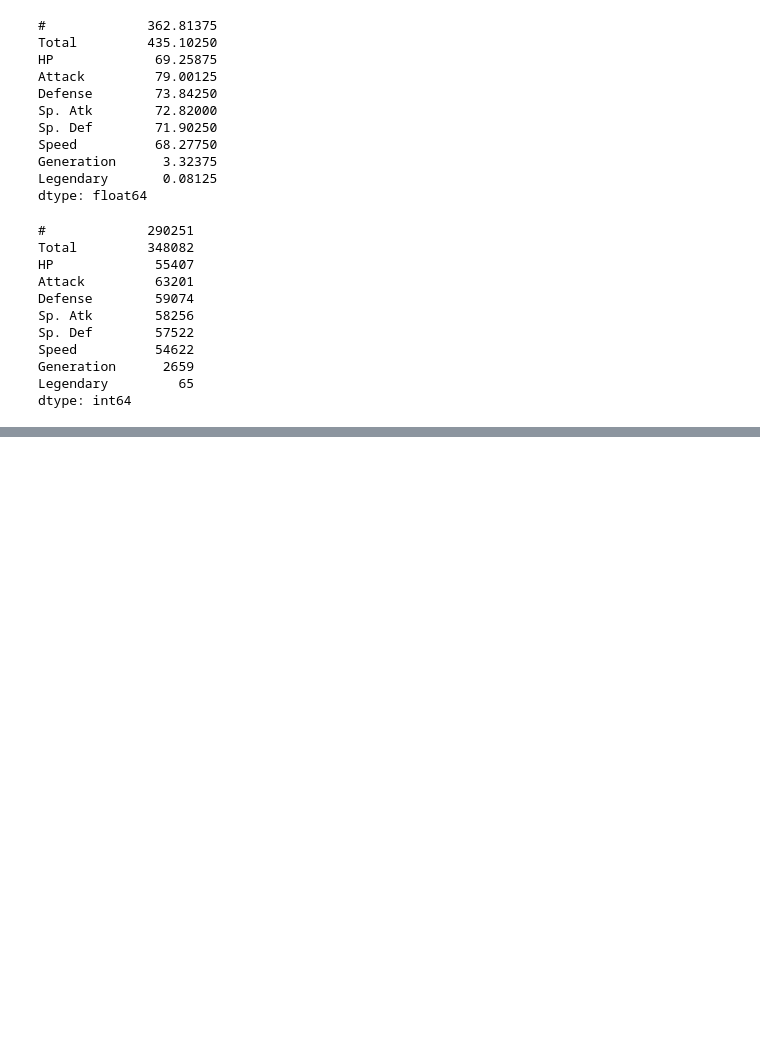
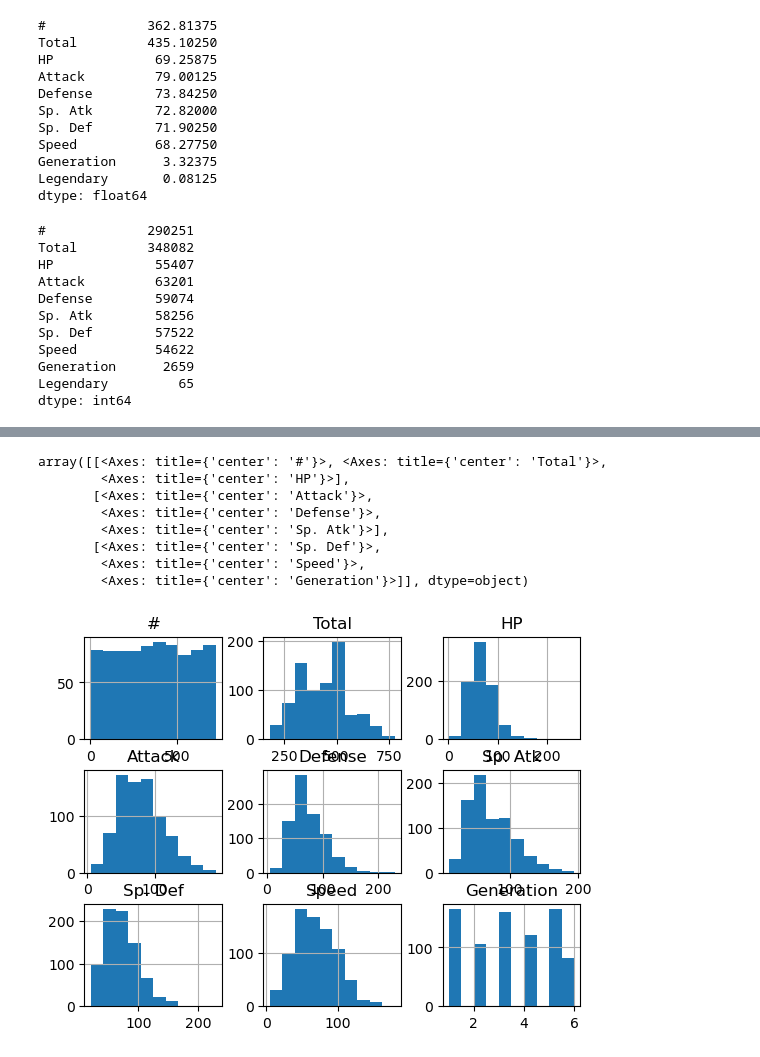
Before and after one commit to VXerys/Learn-Machine-Learning, a Jupyter notebook: section-2-learn-pandas/practice_pandas.ipynb, the cells around one changed output, grey strips where cells are left out. Cells and saved outputs as stored; diff of their text form; code cells hidden in the pictures; blank space fills up the shorter version.

```diff
--- a/section-2-learn-pandas/practice_pandas.ipynb
+++ b/section-2-learn-pandas/practice_pandas.ipynb
@@ -212,0 +333,12 @@ dtype: int64
+# %%
+pokemon_data.hist()
+# %% [output]
+array([[<Axes: title={'center': '#'}>, <Axes: title={'center': 'Total'}>,
+        <Axes: title={'center': 'HP'}>],
+       [<Axes: title={'center': 'Attack'}>,
+        <Axes: title={'center': 'Defense'}>,
+        <Axes: title={'center': 'Sp. Atk'}>],
+       [<Axes: title={'center': 'Sp. Def'}>,
+        <Axes: title={'center': 'Speed'}>,
+        <Axes: title={'center': 'Generation'}>]], dtype=object)
+[figure, added]
```
Also changed, not shown: parts of 19 cells of this notebook.
